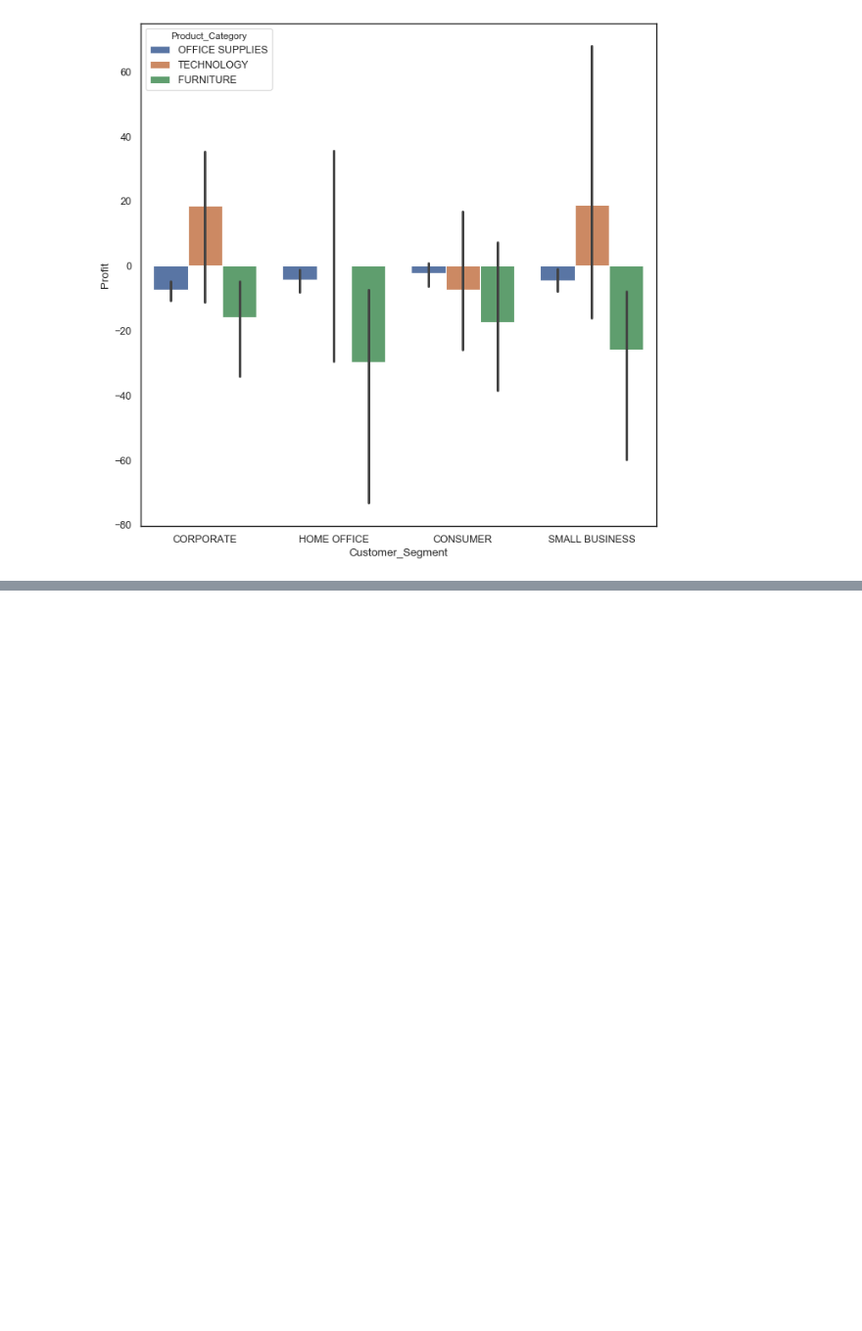
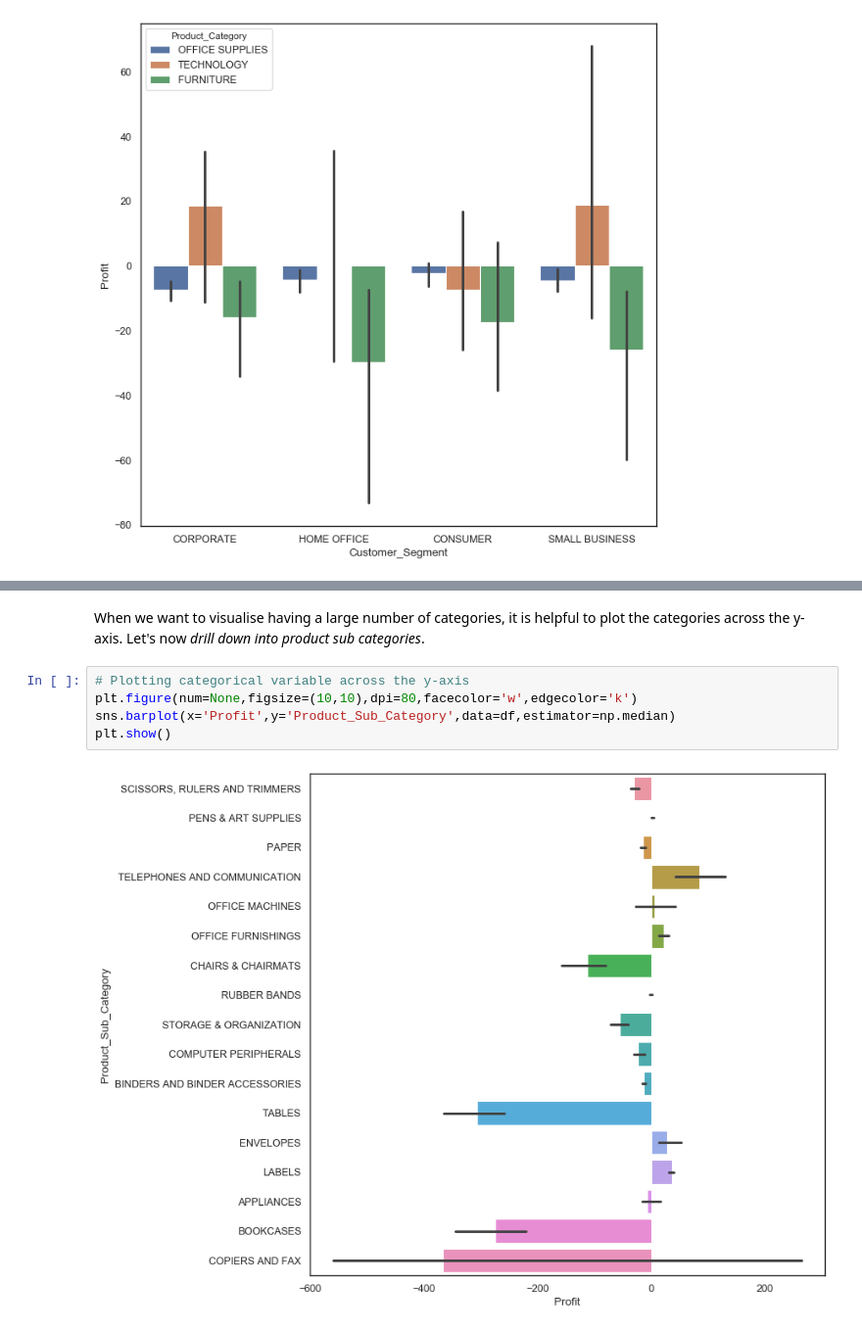
Before and after one commit to R-aryan/Machine_Learning_Crash_Course, a Jupyter notebook: Data Visualization/Plotting_Categorical_Data.ipynb, the cells around one changed output, grey strips where cells are left out. Shown at 98% size. Saved outputs shown, nothing was run; the diff lists cells and outputs as text; blank space fills up the shorter version.

```diff
--- a/Data Visualization/Plotting_Categorical_Data.ipynb
+++ b/Data Visualization/Plotting_Categorical_Data.ipynb
@@ -193,0 +203,9 @@ plt.show()
+# %% [markdown]
+When we want to visualise having a large number of categories, it is helpful to plot the categories across the y-axis. Let's now *drill down into product sub categories*.
+# %%
+# Plotting categorical variable across the y-axis
+plt.figure(num=None,figsize=(10,10),dpi=80,facecolor='w',edgecolor='k')
+sns.barplot(x='Profit',y='Product_Sub_Category',data=df,estimator=np.median)
+plt.show()
+# %% [output]
+[figure, added]
```
Also changed, not shown: parts of 3 cells of this notebook.
